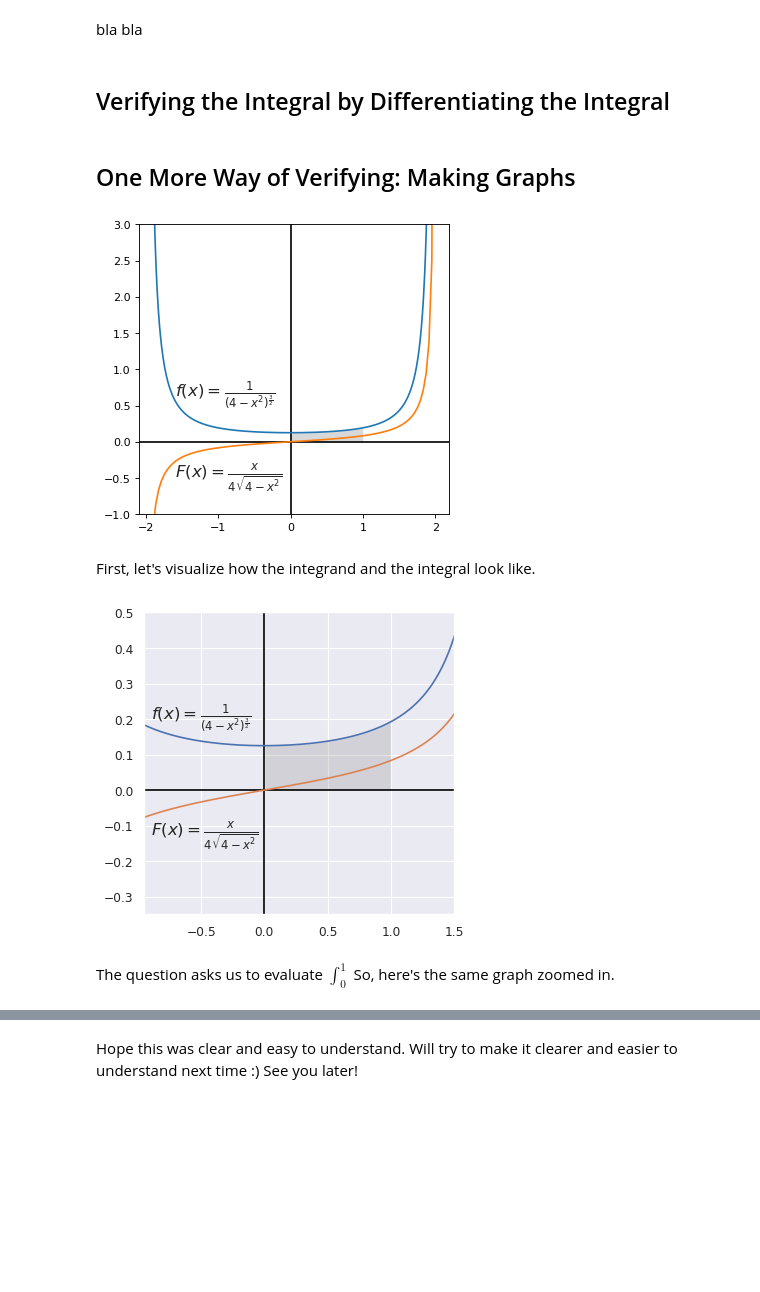
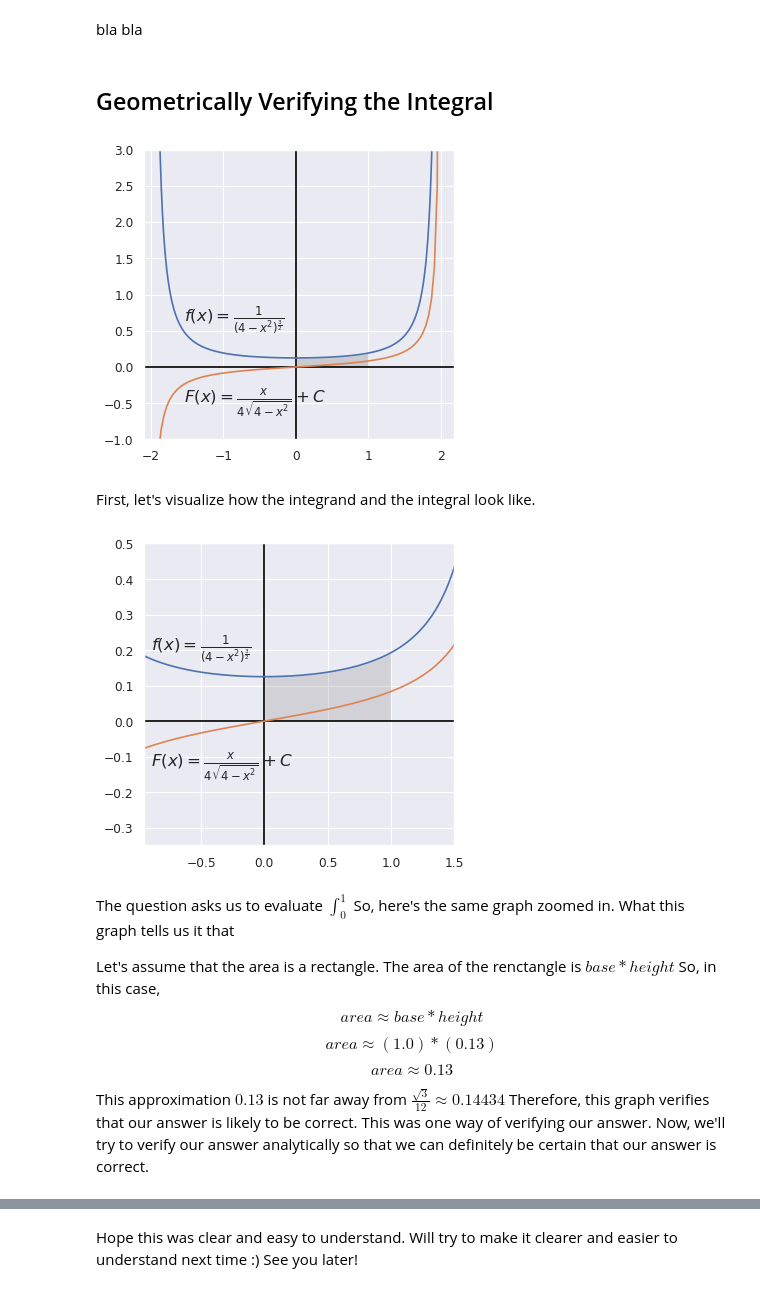
Before and after one commit to soobinrho/college-programming, a Jupyter notebook: AFP2_SoobinRho.ipynb, the cells around one changed output, grey strips where cells are left out. Cells and saved outputs as stored; diff of their text form; code cells hidden in the pictures; blank space fills up the shorter version.

```diff
--- a/AFP2_SoobinRho.ipynb
+++ b/AFP2_SoobinRho.ipynb
@@ -47,10 +47,8 @@ $$= \frac{xln(x) -x+C}{ln(2)}$$
 ## Integration
 # %% [markdown]
 bla bla
-# %% [markdown]
-## Verifying the Integral by Differentiating the Integral
 # %% [markdown]
-## One More Way of Verifying: Making Graphs
+## Geometrically Verifying the Integral
 # %%
 '''
 Python code for verifying our integral. You can ignore this code.
@@ -68,37 +66,37 @@ import seaborn as sns
 # Initializing the graph.
 fig = plt.figure(figsize=(5, 5), dpi=80)
 plt.axhline(0, color='black')
 plt.axvline(0, color='black')
 plt.ylim(-1, 3)
 sns.set_theme()
 ax = plt.gca()
 ax.set_aspect(1)
 
 # Define the function of the integrand.
 x_integrand = np.linspace(-1.9, 1.9, 1000)
 y_integrand = np.power(4 - np.power(x_integrand, 2), (-3/2))
 plt.plot(x_integrand, y_integrand)
 str_equation = r'$f(x)=\frac{1}{(4-x^2)^{\frac{3}{2}}}$'
-plt.annotate(str_equation, xy=(0, 0), xytext=(-1.6, 0.63), fontsize=15)
+plt.annotate(str_equation, xy=(0, 0), xytext=(-1.55, 0.63), fontsize=15)
 
 # Define the function of the integral.
 x_integral = np.linspace(-1.9, 1.99, 100)
 y_integral = x_integral / (4 * (4 - np.power(x_integral, 2)))
 plt.plot(x_integral, y_integral)
-str_equation = r'$F(x)=\frac{x}{4\sqrt{4-x^2}}$'
-plt.annotate(str_equation, xy=(0, 0), xytext=(-1.6, -0.5), fontsize=15)
+str_equation = r'$F(x)=\frac{x}{4\sqrt{4-x^2}}+C$'
+plt.annotate(str_equation, xy=(0, 0), xytext=(-1.55, -0.5), fontsize=15)
 
 # Hightlight the area
 plt.fill_between(x_integrand,
                  y_integrand,
                  where= (x_integrand >= 0)&(x_integrand <= 1),
                  facecolor="grey",
                  alpha=0.3)
 
 # Display the graph.
 plt.show()
 # %% [output]
-[figure, old version]
+[figure, new version]
 # %% [markdown]
 First, let's visualize how the integrand and the integral look like.
 # %%
@@ -116,7 +114,7 @@ plt.annotate(str_equation, xy=(0, 0), xytext=(-0.9, 0.2), fontsize=15)
 
 # Plot the function of the integral.
 plt.plot(x_integral, y_integral)
-str_equation = r'$F(x)=\frac{x}{4\sqrt{4-x^2}}$'
+str_equation = r'$F(x)=\frac{x}{4\sqrt{4-x^2}}+C$'
 plt.annotate(str_equation, xy=(0, 0), xytext=(-0.9, -0.13), fontsize=15)
 
 # Hightlight the area
@@ -129,6 +127,13 @@ plt.fill_between(x_integrand,
 # Display the graph.
 plt.show()
 # %% [output]
-[figure, old version]
+[figure, new version]
 # %% [markdown]
-The question asks us to evaluate $\int_0^1$ So, here's the same graph zoomed in.
+The question asks us to evaluate $\int_0^1$ So, here's the same graph zoomed in. What this graph tells us it that
+
+Let's assume that the area is a rectangle. The area of the renctangle is $base*height$ So, in this case,
+$$area \approx base * height$$
+$$area \approx (1.0) * (0.13)$$
+$$area \approx 0.13$$
+
+This approximation $0.13$ is not far away from $\frac{\sqrt{3}}{12} \approx 0.14434 $ Therefore, this graph verifies that our answer is likely to be correct. This was one way of verifying our answer. Now, we'll try to verify our answer analytically so that we can definitely be certain that our answer is correct.
```
Also changed, not shown: parts of 6 cells of this notebook, 3 other files.
